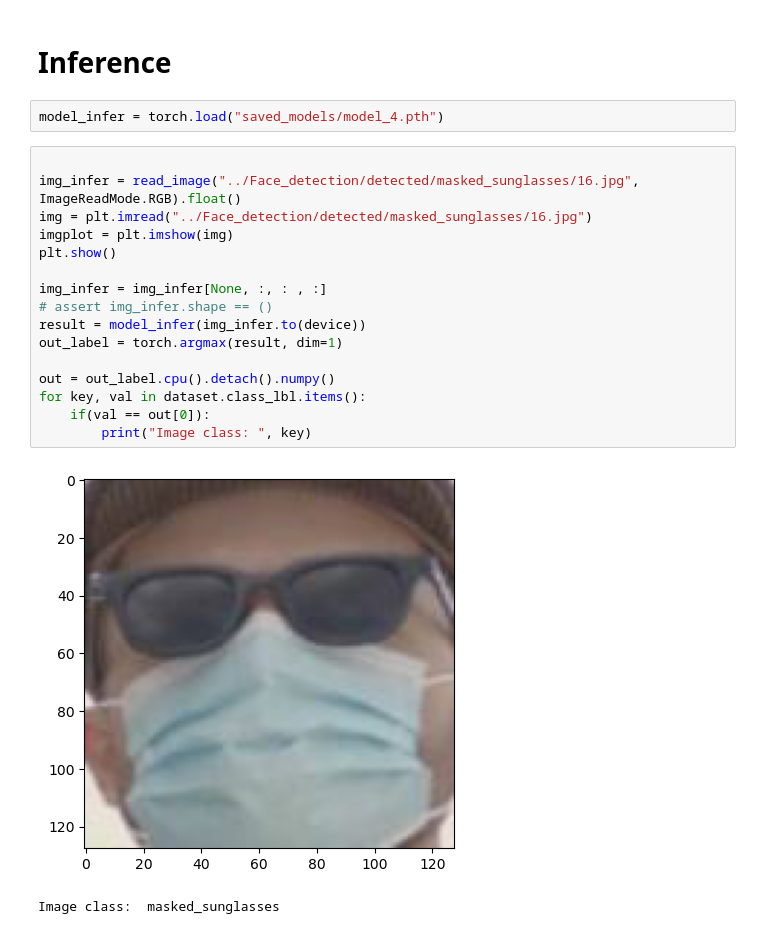
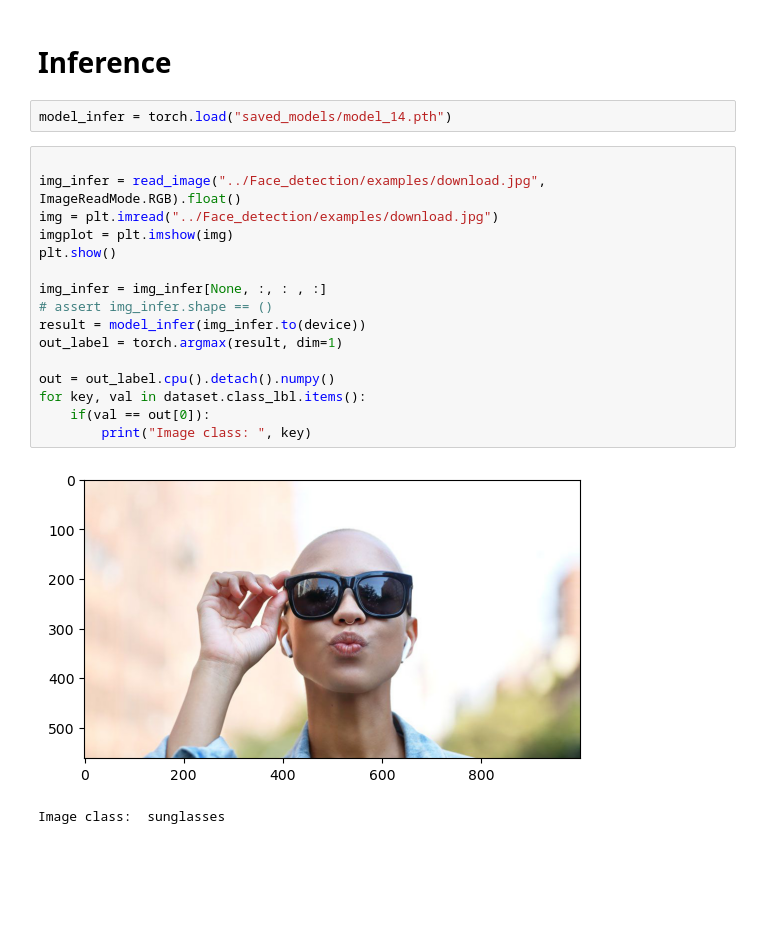
Before and after one commit to Jagyan/Face_Detection_Classification, a Jupyter notebook: classifier/custom-image-classification-with-pytorch.ipynb, the cells around one changed output. Cells and saved outputs as stored; diff of their text form; blank space fills up the shorter version.

```diff
--- a/classifier/custom-image-classification-with-pytorch.ipynb
+++ b/classifier/custom-image-classification-with-pytorch.ipynb
@@ -237,23 +237,23 @@ stats
 # %% [markdown]
 # Inference
 # %%
-model_infer = torch.load("saved_models/model_4.pth")
+model_infer = torch.load("saved_models/model_14.pth")
 # %%
 
-img_infer = read_image("../Face_detection/detected/masked_sunglasses/16.jpg", ImageReadMode.RGB).float()
-img = plt.imread("../Face_detection/detected/masked_sunglasses/16.jpg")
+img_infer = read_image("../Face_detection/examples/download.jpg", ImageReadMode.RGB).float()
+img = plt.imread("../Face_detection/examples/download.jpg")
 imgplot = plt.imshow(img)
 plt.show()
 
 img_infer = img_infer[None, :, : , :]
 # assert img_infer.shape == ()
 result = model_infer(img_infer.to(device))
 out_label = torch.argmax(result, dim=1)
 
 out = out_label.cpu().detach().numpy()
 for key, val in dataset.class_lbl.items():
     if(val == out[0]):
         print("Image class: ", key)
 # %% [output]
-[figure, old version]
+[figure, new version]
-Image class:  masked_sunglasses
+Image class:  sunglasses
```
Also changed, not shown: parts of 7 cells of this notebook, 10 other files.
